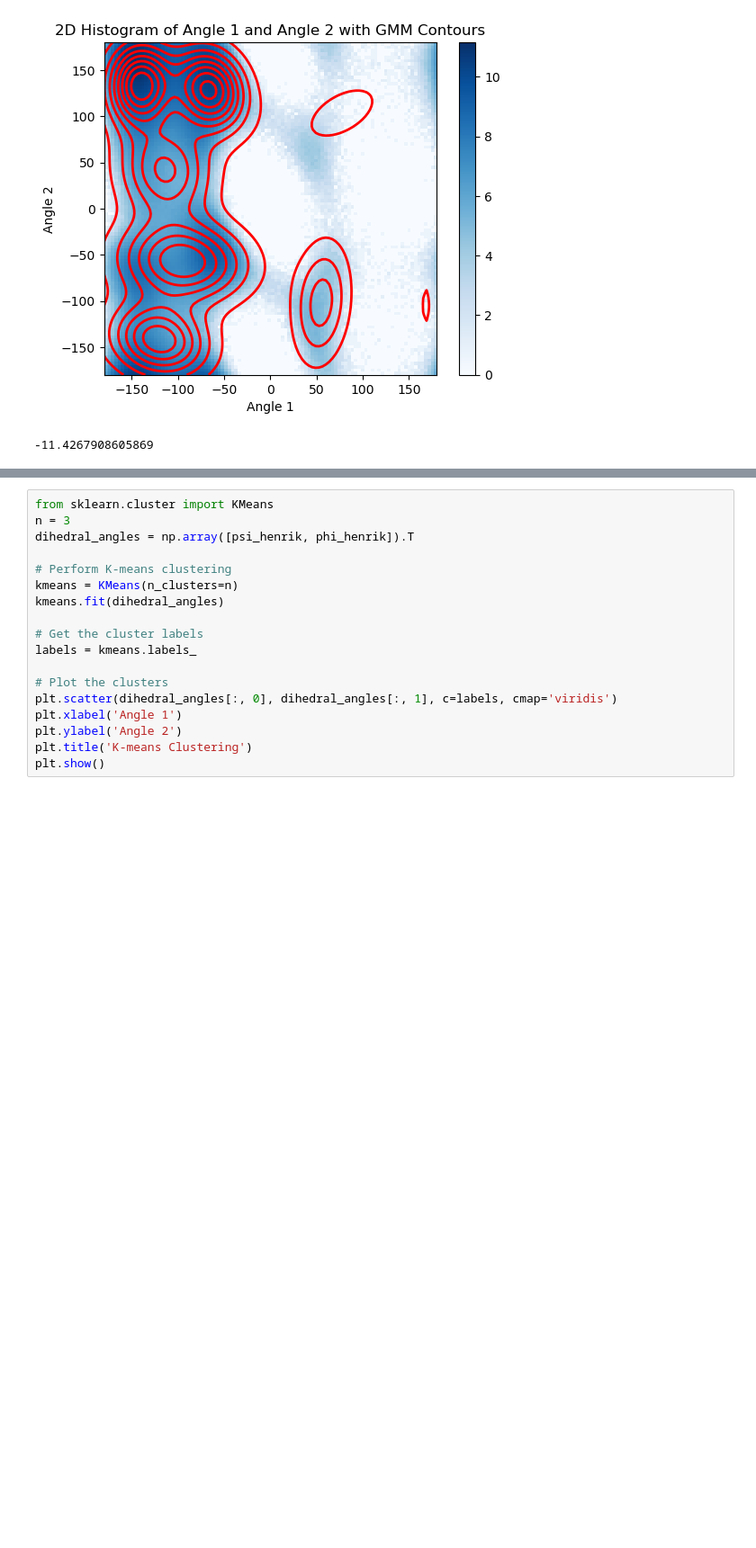
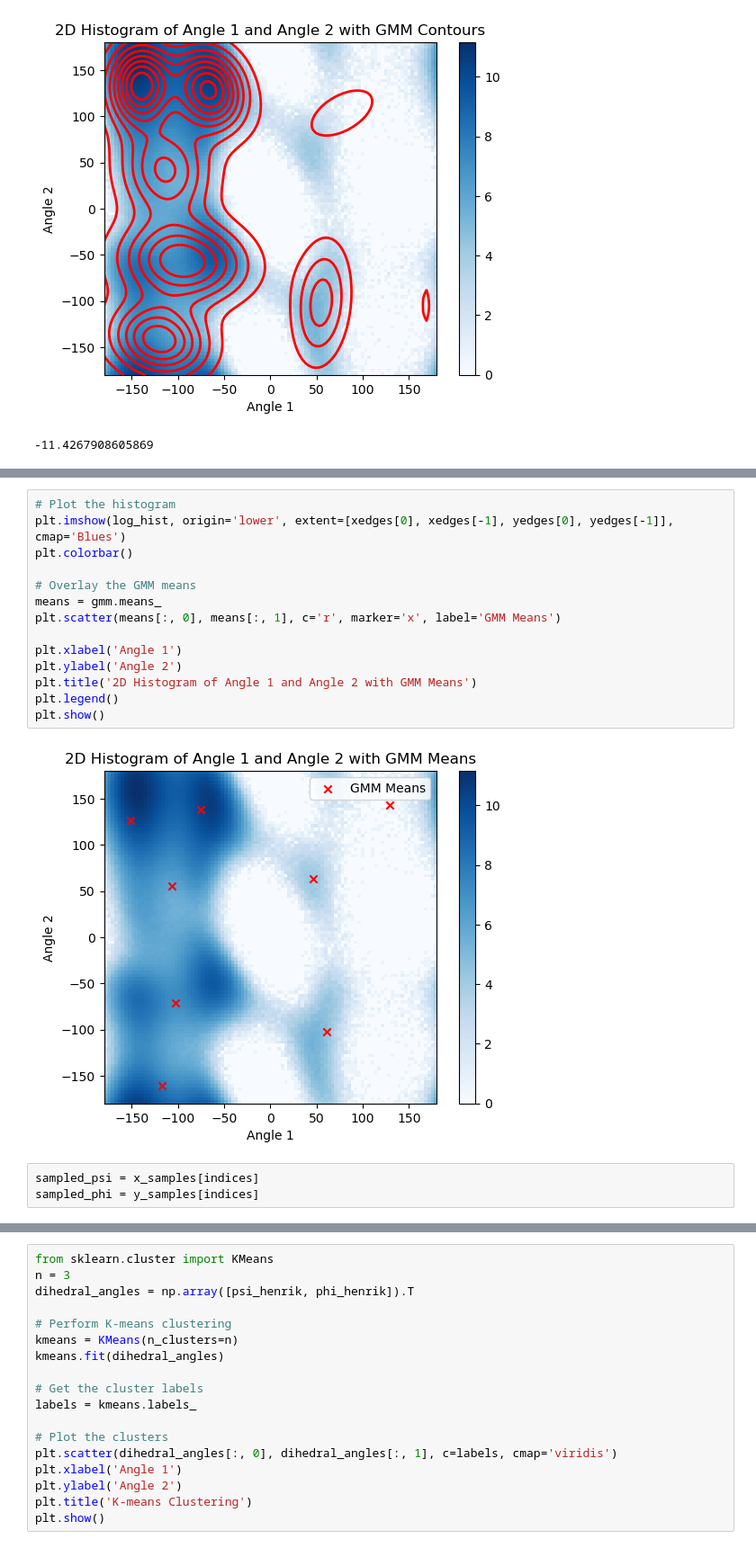
Before and after one commit to balu1029/gnn_uncertainty, a Jupyter notebook: datasets/helper/cv_visualizer.ipynb, the cells around one changed output, grey strips where cells are left out. Shown at 90% size. Cells and saved outputs as stored; diff of their text form; blank space fills up the shorter version.

```diff
--- a/datasets/helper/cv_visualizer.ipynb
+++ b/datasets/helper/cv_visualizer.ipynb
@@ -209,0 +239,19 @@ print(gmm_score)
+# %%
+# Plot the histogram
+plt.imshow(log_hist, origin='lower', extent=[xedges[0], xedges[-1], yedges[0], yedges[-1]], cmap='Blues')
+plt.colorbar()
+
+# Overlay the GMM means
+means = gmm.means_
+plt.scatter(means[:, 0], means[:, 1], c='r', marker='x', label='GMM Means')
+
+plt.xlabel('Angle 1')
+plt.ylabel('Angle 2')
+plt.title('2D Histogram of Angle 1 and Angle 2 with GMM Means')
+plt.legend()
+plt.show()
+# %% [output]
+[figure, added]
+# %%
+sampled_psi = x_samples[indices]
+sampled_phi = y_samples[indices]
```
Also changed, not shown: parts of 7 cells of this notebook.
